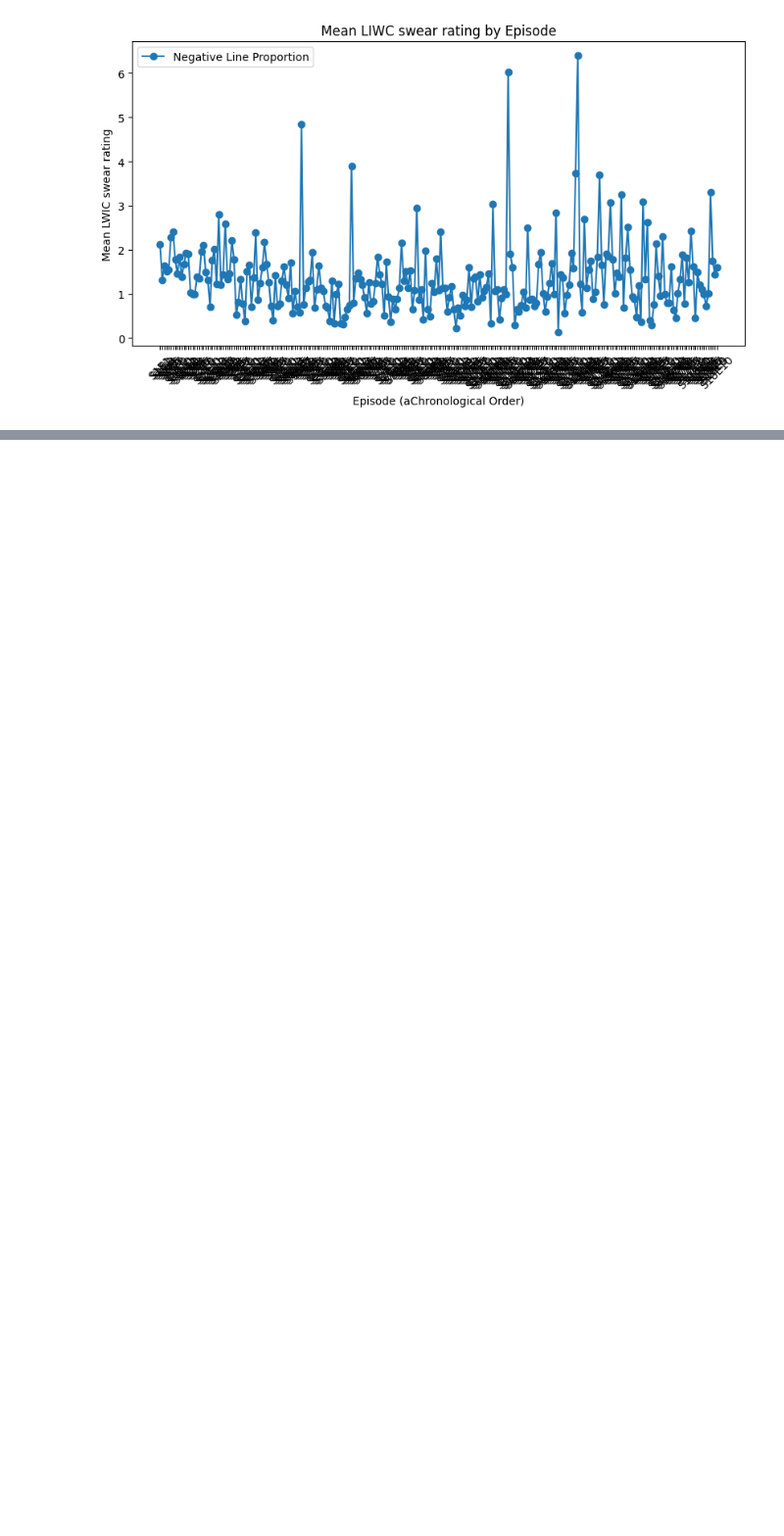
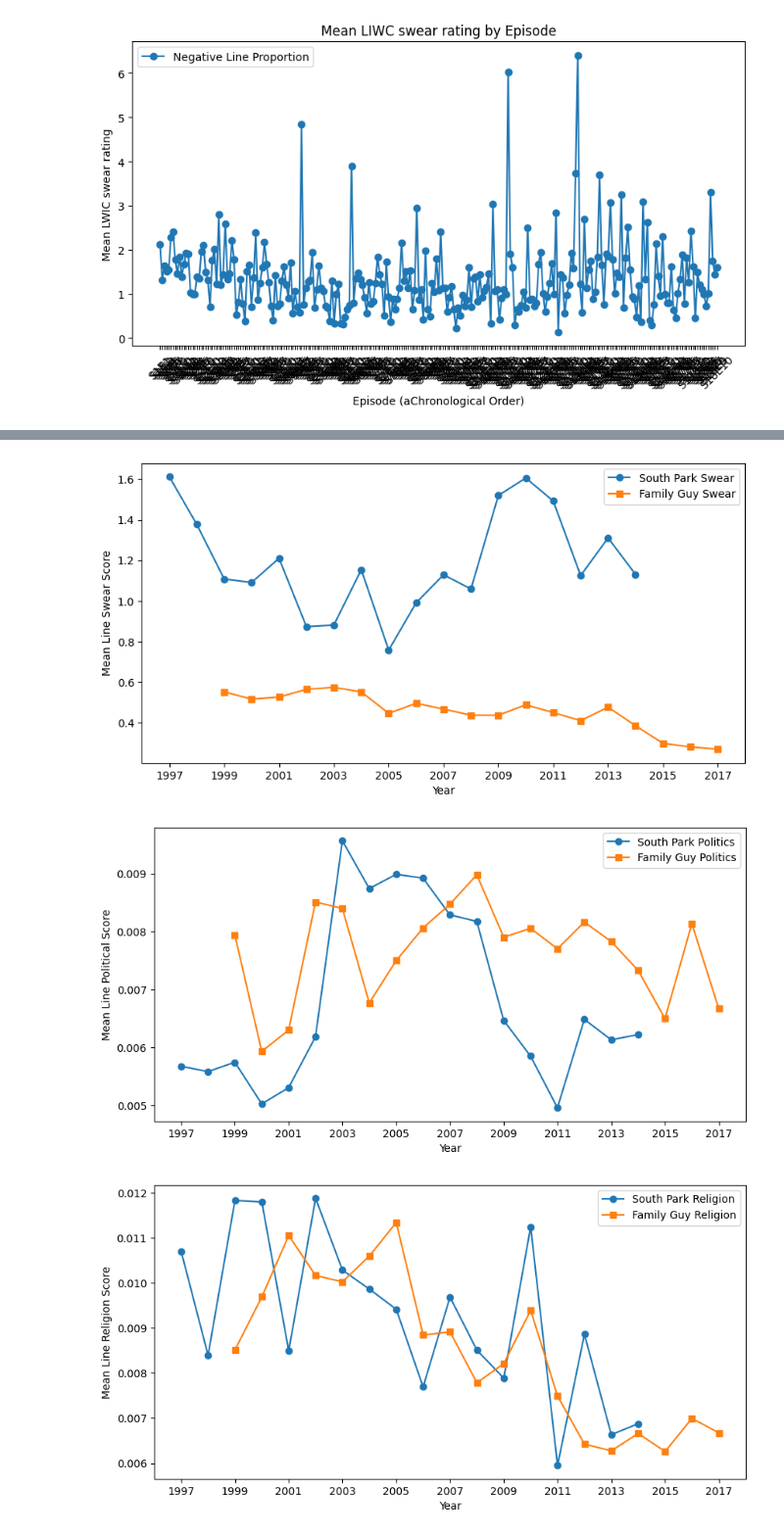
Before and after one commit to lizardylizzy/math90-southpark, a Jupyter notebook: liwc/liwc_analysis.ipynb, the cells around one changed output, grey strips where cells are left out. Shown: that part at 98% size. Drawn from its saved outputs; the diff is of its cells as text; code cells hidden in the pictures; blank space fills up the shorter version.

```diff
--- a/liwc/liwc_analysis.ipynb
+++ b/liwc/liwc_analysis.ipynb
@@ -147,0 +201,48 @@ Kruskal  Season     17  199.055896  4.432051e-33
+# %%
+plt.figure(figsize=(10, 5))
+plt.plot(sp_season_means["year"], sp_season_means["swear"], marker='o', linestyle='-', label="South Park Swear")
+plt.plot(fg_season_means["year"], fg_season_means["swear"], marker='s', linestyle='-', label="Family Guy Swear")
+
+# Labels, Title, and Legend
+plt.xlabel("Year")
+plt.xticks(range(1997, 2018, 2))
+plt.ylabel("Mean Line Swear Score")
+plt.legend()
+plt.show()
+
+plt.figure(figsize=(10, 5))
+plt.plot(sp_season_means["year"], sp_season_means["Politics_Direction"], marker='o', linestyle='-', label="South Park Politics")
+plt.plot(fg_season_means["year"], fg_season_means["Politics_Direction"], marker='s', linestyle='-', label="Family Guy Politics")
+
+# Labels, Title, and Legend
+plt.xlabel("Year")
+plt.xticks(range(1997, 2018, 2))
+plt.ylabel("Mean Line Political Score")
+plt.legend()
+plt.show()
+
+plt.figure(figsize=(10, 5))
+plt.plot(sp_season_means["year"], sp_season_means["Religion_Direction"], marker='o', linestyle='-', label="South Park Religion")
+plt.plot(fg_season_means["year"], fg_season_means["Religion_Direction"], marker='s', linestyle='-', label="Family Guy Religion")
+
+# Labels, Title, and Legend
+plt.xlabel("Year")
+plt.xticks(range(1997, 2018, 2))
+plt.ylabel("Mean Line Religion Score")
+plt.legend()
+plt.show()
+
+plt.figure(figsize=(10, 5))
+plt.plot(sp_season_means["year"], sp_season_means["tone_neg"], marker='o', linestyle='-', label="South Park neg tone")
+plt.plot(fg_season_means["year"], fg_season_means["tone_neg"], marker='s', linestyle='-', label="Family neg tone")
+
+# Labels, Title, and Legend
+plt.xlabel("Year")
+plt.xticks(range(1997, 2018, 2))
+plt.ylabel("Mean Line neg tone Score")
+plt.legend()
+plt.show()
+# %% [output]
+[figure, added]
+[figure, added]
+[figure, added]
```
Also changed, not shown: parts of 14 cells of this notebook, 50 other files.
